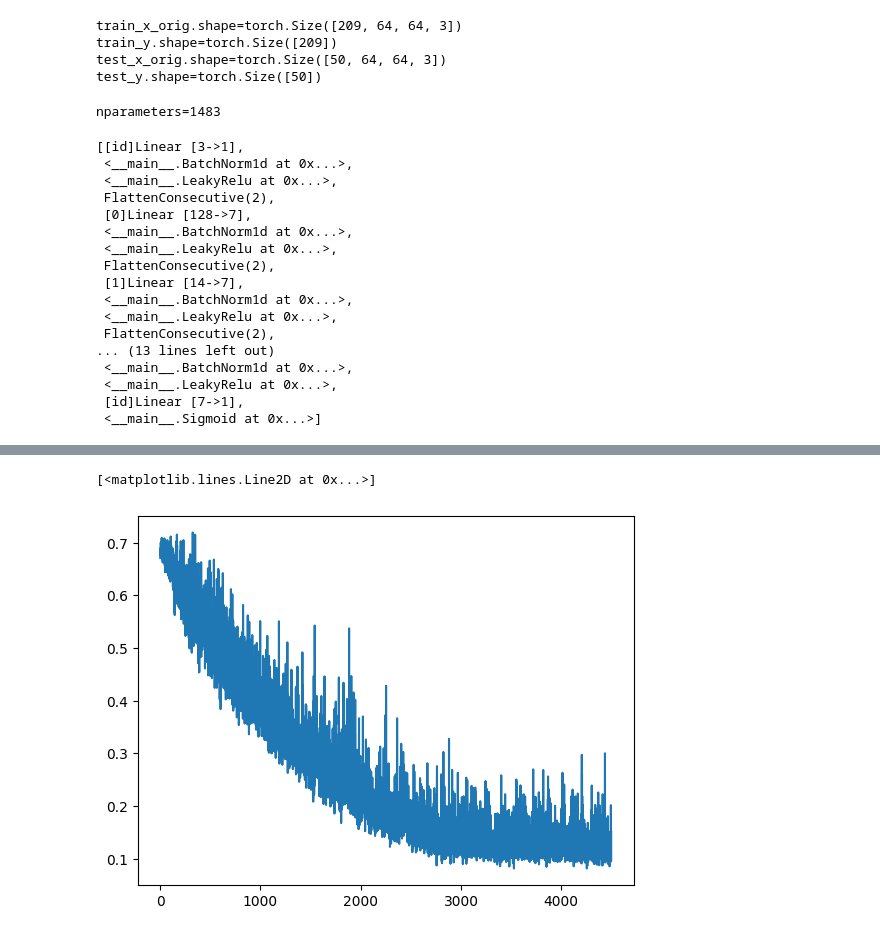
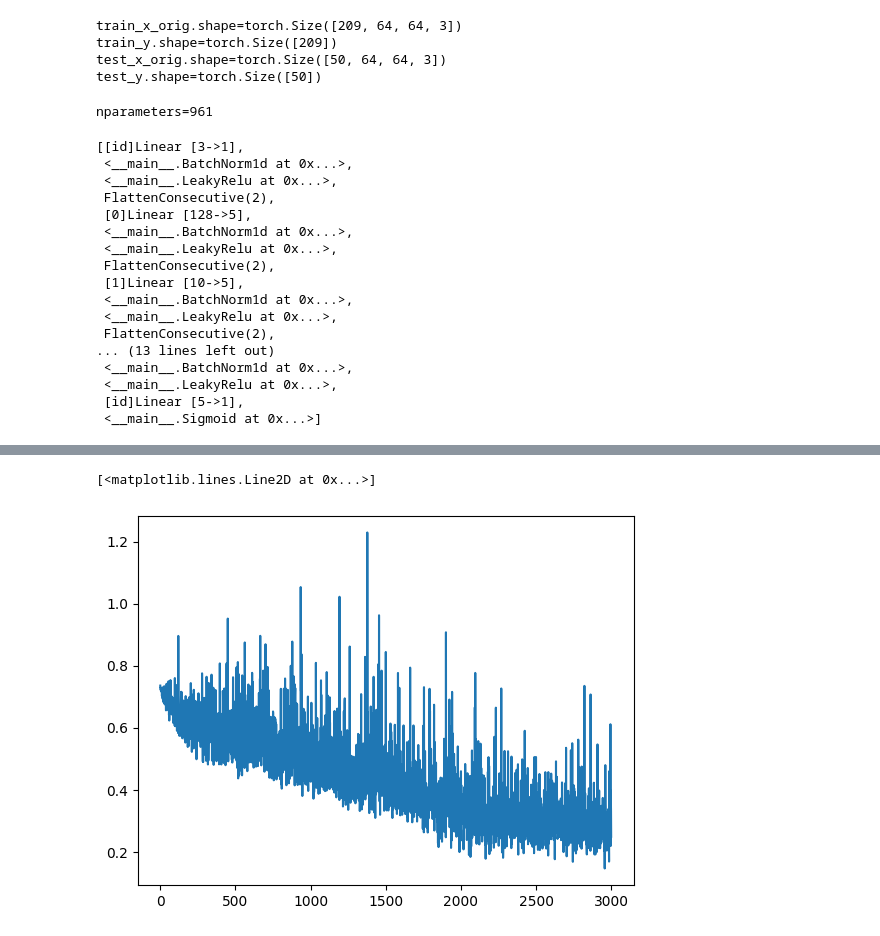
Before and after one commit to Vibhu-Agarwal/coursera-deep-learning-specialization, a Jupyter notebook: C1 - Neural Networks and Deep Learning/Week 4/Assignment 2 Image Classification/Classification.ipynb, the cells around one changed output, grey strips where cells are left out. Drawn from its saved outputs; the diff is of its cells as text; code cells hidden in the pictures.

Commit message:
[C1-W4-A2] L2 Regularization + Early Stopping

```diff
--- a/C1 - Neural Networks and Deep Learning/Week 4/Assignment 2 Image Classification/Classification.ipynb
+++ b/C1 - Neural Networks and Deep Learning/Week 4/Assignment 2 Image Classification/Classification.ipynb
@@ -56,7 +56,7 @@ class Model:
 
         with torch.no_grad():
             y_pred = self(x)
-            y_pred = (y_pred > 0.4).float()
+            y_pred = (y_pred > 0.5).float()
         return y_pred
 
     @staticmethod
@@ -269,27 +269,27 @@ def wave_model(n_hidden=10):
 
     return model, sum(p.nelement() for p in parameters)
 # %%
-model, nparameters = wave_model(n_hidden=7)
+model, nparameters = wave_model(n_hidden=5)
 print(f"{nparameters=}")
 model.layers
 # %% [output]
-nparameters=1483
+nparameters=961
 [[id]Linear [3->1],
  <__main__.BatchNorm1d at 0x...>,
  <__main__.LeakyRelu at 0x...>,
  FlattenConsecutive(2),
- [0]Linear [128->7],
+ [0]Linear [128->5],
  <__main__.BatchNorm1d at 0x...>,
  <__main__.LeakyRelu at 0x...>,
  FlattenConsecutive(2),
- [1]Linear [14->7],
+ [1]Linear [10->5],
  <__main__.BatchNorm1d at 0x...>,
  <__main__.LeakyRelu at 0x...>,
  FlattenConsecutive(2),
 ... (13 lines left out)
  <__main__.BatchNorm1d at 0x...>,
  <__main__.LeakyRelu at 0x...>,
- [id]Linear [7->1],
+ [id]Linear [5->1],
  <__main__.Sigmoid at 0x...>]
 # %%
 def learning_rate(iteration:int, total_iterations:int, lr=0.01, decay_after=0.8, decay_amount=0.1):
@@ -299,15 +299,15 @@ def prepare_batch(X, Y, batch_size):
     idx = torch.randperm(X.shape[0])[:batch_size]
     return X[idx], Y[idx]
 
-def train(model, X, Y, lr = 0.01, batch_size=24, num_iterations=4500):
+def train(model, X, Y, lr = 0.02, batch_size=16, num_iterations=3000, weight_decay=0.0):
 
     for layer in model.layers:
         layer.training = True
 
     losses = []
-    loss = torch.nn.BCELoss()
+    loss_fn = torch.nn.BCELoss()
 
-    decay_after = 0.6 # decay after decay_after% iterations are done
+    decay_after = 0.7 # decay after decay_after% iterations are done
 
     for i in range(0, num_iterations):
 
@@ -316,26 +316,32 @@ def train(model, X, Y, lr = 0.01, batch_size=24, num_iterations=4500):
 
         # Forward propagation:
         batch_y_pred = model(batch_x)
-        lossi = loss(batch_y_pred, batch_y)
+        loss = loss_fn(batch_y_pred, batch_y)
+
+        # L2 Regularization
+        if weight_decay > 0:
+            # Only regularize weights (tensors with 2+ dimensions), not biases or batchnorm params.
+            l2_norm = sum(p.pow(2.0).sum() for p in model.parameters() if p.dim() > 1)
+            loss = loss + weight_decay * l2_norm
 
         # backward pass
         for p in model.parameters():
             p.grad = None
-        lossi.backward()
+        loss.backward()
 
         # update: simple SGD
         for p in model.parameters():
             p.data += -learning_rate(i, num_iterations, lr, decay_after) * p.grad
 
         if (i % 100 == 0) or (i == num_iterations - 1):
-            print(f"Iteration {i+1} | Loss: {lossi.item()}")
+            print(f"Iteration {i+1} | Loss: {loss.item()}")
 
-        losses.append(lossi.item())
+        losses.append(loss.item())
 
         # break
 
     return losses
 
-losses = train(model, train_x_orig, train_y)
+losses = train(model, train_x_orig, train_y, weight_decay=0.001)
 plt.plot(torch.tensor(losses))
 # %% [output]
@@ -359,5 +365,5 @@ Iteration 4500 | Loss: 0.15159495174884796
 [<matplotlib.lines.Line2D at 0x...>]
-[figure, old version]
+[figure, new version]
 # %%
 prediction_model = model
 
```
Also changed, not shown: parts of 2 cells of this notebook, 1 other file.
